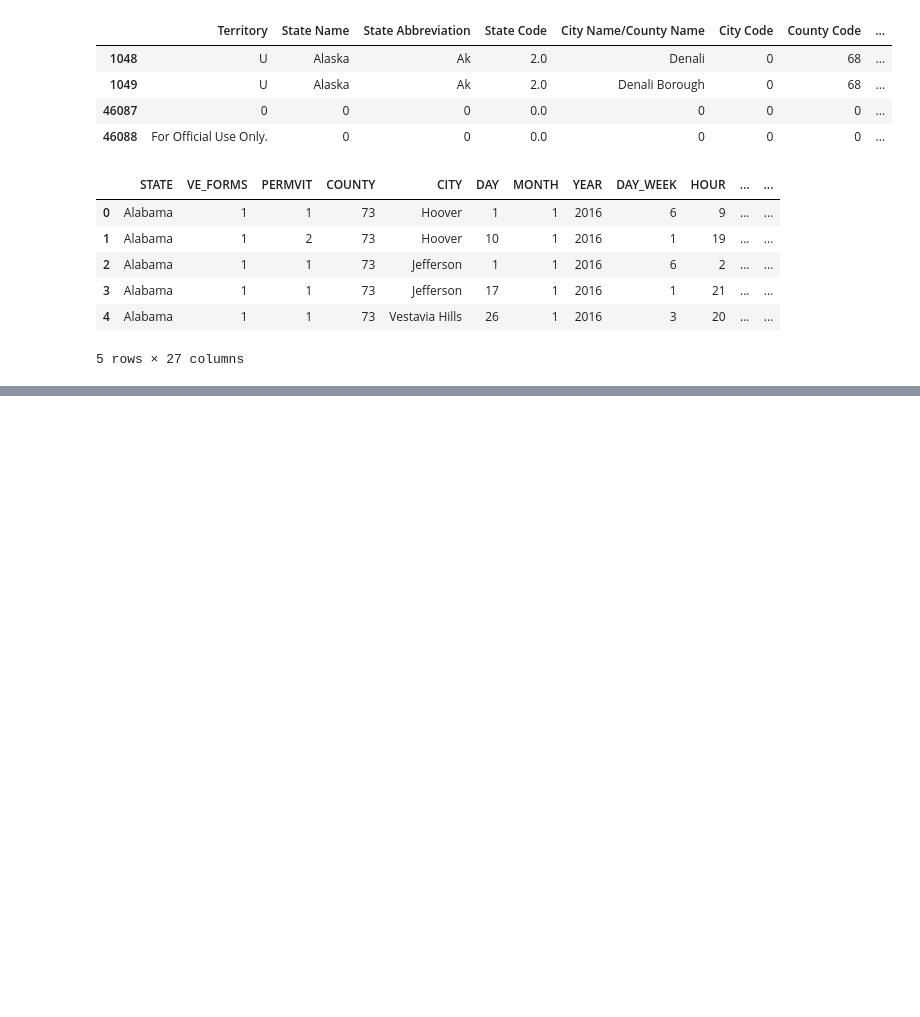
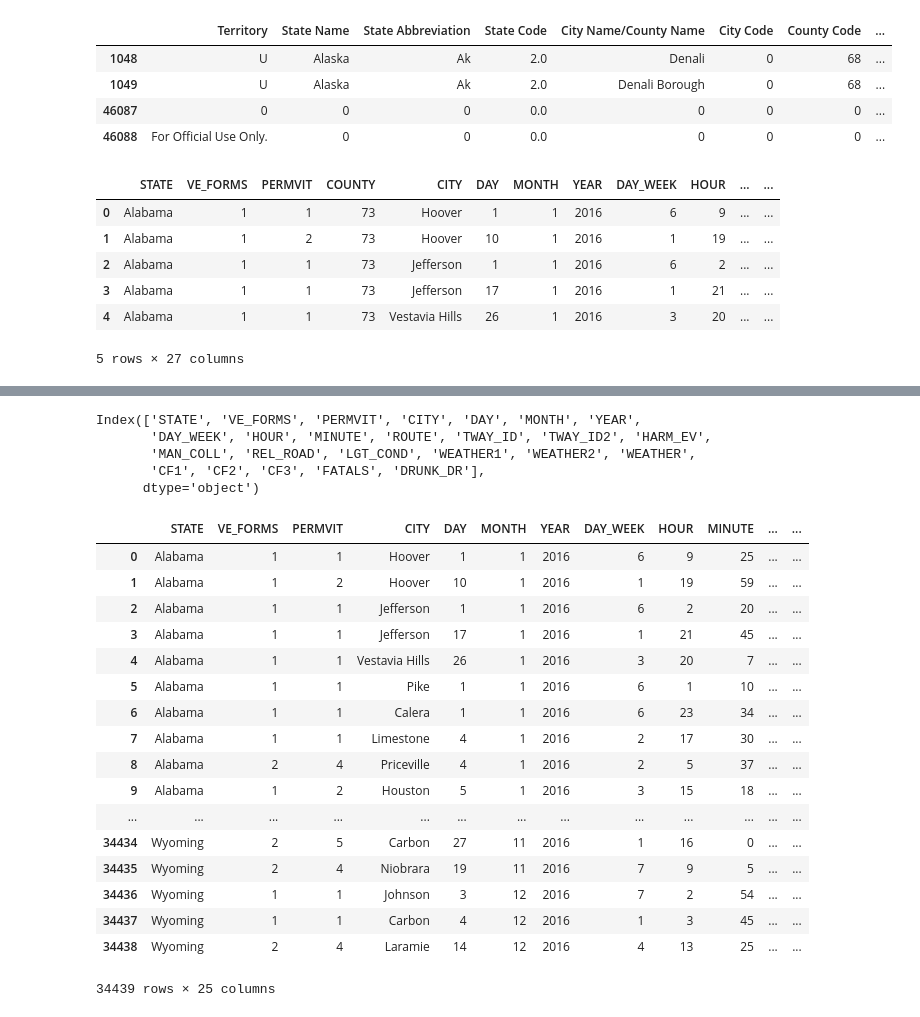
Before and after one commit to tvijaya/motor-vehicle-crashes-groupProject, a Jupyter notebook: motor_vehicles_cleaning.ipynb, the cells around one changed output, grey strips where cells are left out. Cells and saved outputs as stored; diff of their text form; code cells hidden in the pictures; blank space fills up the shorter version.

Commit message:
updates to create a base data frame

```diff
--- a/motor_vehicles_cleaning.ipynb
+++ b/motor_vehicles_cleaning.ipynb
@@ -112,0 +110,25 @@ accidents_df = accidents_df.drop(accidents_df.columns[[3,26]], axis=1)
+# %%
+accidents_df.columns
+# %% [output]
+Index(['STATE', 'VE_FORMS', 'PERMVIT', 'CITY', 'DAY', 'MONTH', 'YEAR',
+       'DAY_WEEK', 'HOUR', 'MINUTE', 'ROUTE', 'TWAY_ID', 'TWAY_ID2', 'HARM_EV',
+       'MAN_COLL', 'REL_ROAD', 'LGT_COND', 'WEATHER1', 'WEATHER2', 'WEATHER',
+       'CF1', 'CF2', 'CF3', 'FATALS', 'DRUNK_DR'],
+      dtype='object')
+# %%
+# create a dictionary of values with their corresponding description for the column MAN_COLL
+man_col_dict = {0 : "Not a Collision with a Motor Vehicle In-Transport",
+            1 : "Front-to-Rear",
+            2 : "Front-to-Front",
+            6:"Angle",
+            7:"Sideswipe-Same Direction",
+            8: "Sideswipe-Opposite Direction",
+            9: "Rear-to-Side",
+            10: "Rear-to-Rear",
+            11: "Other",
+            98: "Not Reported",
+            99: "Unknown"
+          }
+
+# replace the numbers in MAN_COLL column with the corresponding description from the dictionary
+accidents_df['MAN_COLL'] = [man_col_dict[val] for val in accidents_df['MAN_COLL']]
@@ -112,0 +196,36 @@ accidents_df = accidents_df.drop(accidents_df.columns[[3,26]], axis=1)
+# %%
+# create a dictionary of values with their corresponding description for the column ROUTE
+route_dict = {  1: "Interstate",
+                2: "U.S. Highway",
+                3: "State Highway",
+                4: "County Road",
+                5: "Local Street - Township",
+                6: "Local Street - Municipality",
+                7: "Local Street - Frontage Road",
+                8: "Other",
+                9: "Unknown"
+            }
+# replace the numbers in ROUTE column with the corresponding description from the dictionary
+accidents_df['ROUTE'] = [route_dict[val] for val in accidents_df['ROUTE']]
+# %%
+# visualize the data frame
+accidents_df
+# %% [output]
+|  | STATE | VE_FORMS | PERMVIT | CITY | DAY | MONTH | YEAR | DAY_WEEK | HOUR | MINUTE | ... | ... |
+| 0 | Alabama | 1 | 1 | Hoover | 1 | 1 | 2016 | 6 | 9 | 25 | ... | ... |
+| 1 | Alabama | 1 | 2 | Hoover | 10 | 1 | 2016 | 1 | 19 | 59 | ... | ... |
+| 2 | Alabama | 1 | 1 | Jefferson | 1 | 1 | 2016 | 6 | 2 | 20 | ... | ... |
+| 3 | Alabama | 1 | 1 | Jefferson | 17 | 1 | 2016 | 1 | 21 | 45 | ... | ... |
+| 4 | Alabama | 1 | 1 | Vestavia Hills | 26 | 1 | 2016 | 3 | 20 | 7 | ... | ... |
+| 5 | Alabama | 1 | 1 | Pike | 1 | 1 | 2016 | 6 | 1 | 10 | ... | ... |
+| 6 | Alabama | 1 | 1 | Calera | 1 | 1 | 2016 | 6 | 23 | 34 | ... | ... |
+| 7 | Alabama | 1 | 1 | Limestone | 4 | 1 | 2016 | 2 | 17 | 30 | ... | ... |
+| 8 | Alabama | 2 | 4 | Priceville | 4 | 1 | 2016 | 2 | 5 | 37 | ... | ... |
+| 9 | Alabama | 1 | 2 | Houston | 5 | 1 | 2016 | 3 | 15 | 18 | ... | ... |
+| ... | ... | ... | ... | ... | ... | ... | ... | ... | ... | ... | ... | ... |
+| 34434 | Wyoming | 2 | 5 | Carbon | 27 | 11 | 2016 | 1 | 16 | 0 | ... | ... |
+| 34435 | Wyoming | 2 | 4 | Niobrara | 19 | 11 | 2016 | 7 | 9 | 5 | ... | ... |
+| 34436 | Wyoming | 1 | 1 | Johnson | 3 | 12 | 2016 | 7 | 2 | 54 | ... | ... |
+| 34437 | Wyoming | 1 | 1 | Carbon | 4 | 12 | 2016 | 1 | 3 | 45 | ... | ... |
+| 34438 | Wyoming | 2 | 4 | Laramie | 14 | 12 | 2016 | 4 | 13 | 25 | ... | ... |
+34439 rows × 25 columns
```
Also changed, not shown: parts of 7 cells of this notebook, 1 other file.
